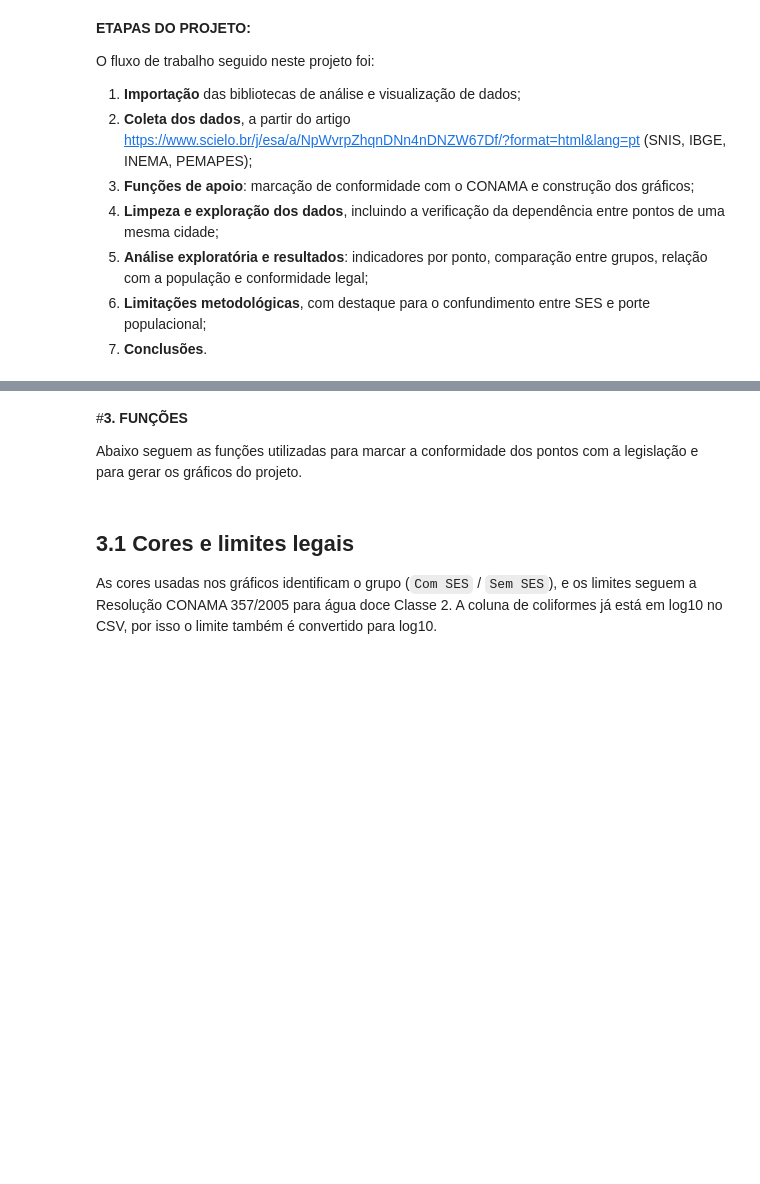
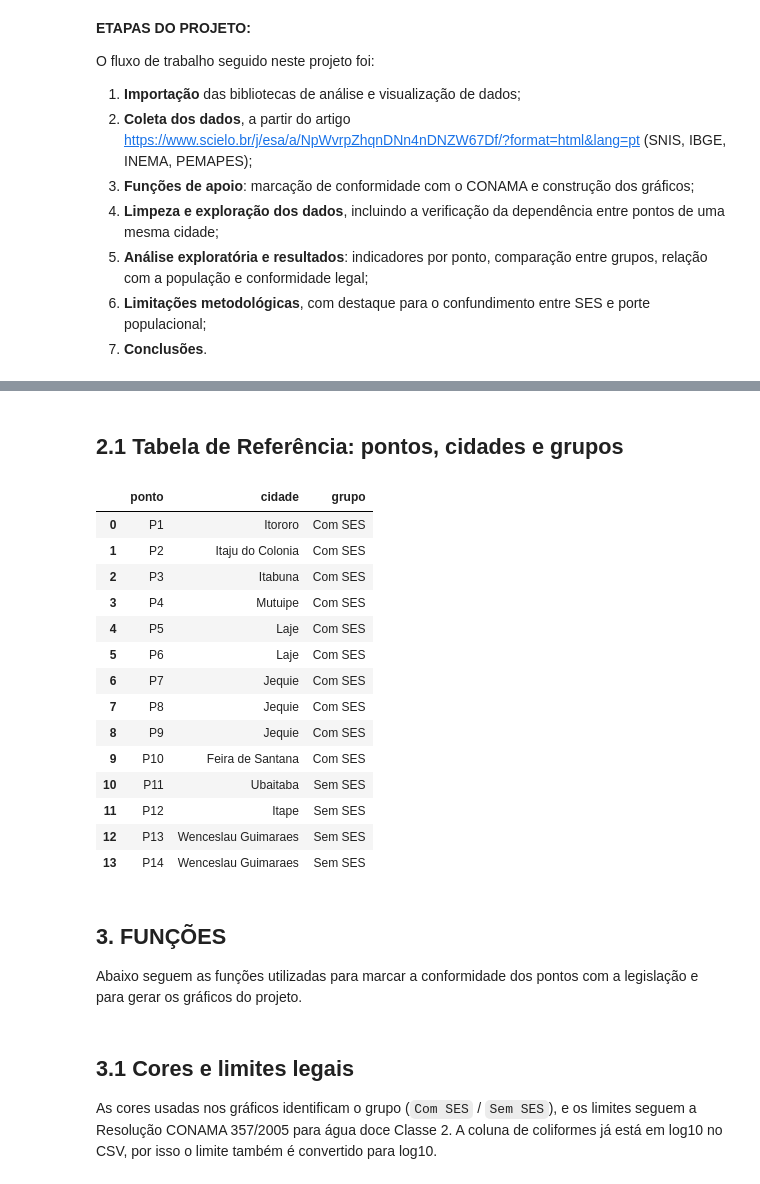
Before and after one commit to Gabrielnambu/IQAMunicipiosdaBahia, a Jupyter notebook: Qualidade_Agua_Bahia_Documentacao.ipynb, the cells around one changed output, grey strips where cells are left out. Cells and saved outputs as stored; diff of their text form; code cells hidden in the pictures; blank space fills up the shorter version.

```diff
--- a/Qualidade_Agua_Bahia_Documentacao.ipynb
+++ b/Qualidade_Agua_Bahia_Documentacao.ipynb
@@ -80,5 +95,28 @@ print(dados['grupo'].value_counts())
+# %% [markdown]
+## 2.1 Tabela de Referência: pontos, cidades e grupos
+# %%
+tabela_pontos = dados[["ponto", "cidade", "grupo"]].sort_values(
+    "ponto", key=lambda s: s.str.extract(r"(\d+)")[0].astype(int)
+)
+tabela_pontos
+# %% [output]
+|  | ponto | cidade | grupo |
+| 0 | P1 | Itororo | Com SES |
+| 1 | P2 | Itaju do Colonia | Com SES |
+| 2 | P3 | Itabuna | Com SES |
+| 3 | P4 | Mutuipe | Com SES |
+| 4 | P5 | Laje | Com SES |
+| 5 | P6 | Laje | Com SES |
+| 6 | P7 | Jequie | Com SES |
+| 7 | P8 | Jequie | Com SES |
+| 8 | P9 | Jequie | Com SES |
+| 9 | P10 | Feira de Santana | Com SES |
+| 10 | P11 | Ubaitaba | Sem SES |
+| 11 | P12 | Itape | Sem SES |
+| 12 | P13 | Wenceslau Guimaraes | Sem SES |
+| 13 | P14 | Wenceslau Guimaraes | Sem SES |
 # %% [markdown]
-#**3. FUNÇÕES**
+## **3. FUNÇÕES**
 
 Abaixo seguem as funções utilizadas para marcar a conformidade dos pontos com a legislação e para gerar os gráficos do projeto.
 # %% [markdown]
```
Also changed, not shown: parts of 11 cells of this notebook.
